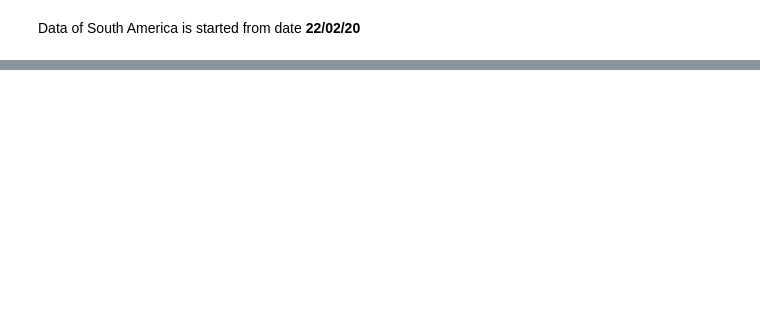
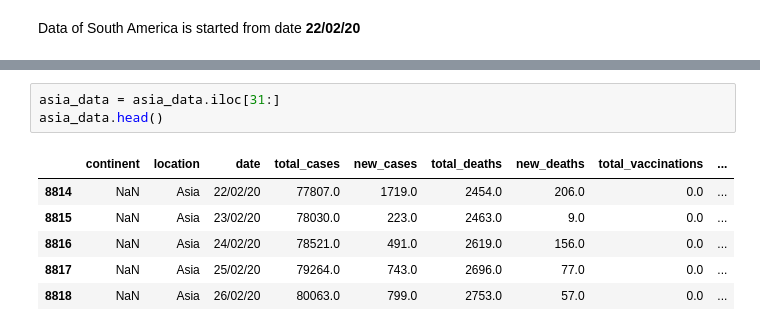
Before and after one commit to SirajAtFiverr/DataScience, a Jupyter notebook: practise.ipynb, the cells around one changed output, grey strips where cells are left out. Cells and saved outputs as stored; diff of their text form; blank space fills up the shorter version.

```diff
--- a/practise.ipynb
+++ b/practise.ipynb
@@ -270,0 +286,10 @@ Data of South America is started from date **22/02/20**
+# %%
+asia_data = asia_data.iloc[31:]
+asia_data.head()
+# %% [output]
+|  | continent | location | date | total_cases | new_cases | total_deaths | new_deaths | total_vaccinations | ... |
+| 8814 | NaN | Asia | 22/02/20 | 77807.0 | 1719.0 | 2454.0 | 206.0 | 0.0 | ... |
+| 8815 | NaN | Asia | 23/02/20 | 78030.0 | 223.0 | 2463.0 | 9.0 | 0.0 | ... |
+| 8816 | NaN | Asia | 24/02/20 | 78521.0 | 491.0 | 2619.0 | 156.0 | 0.0 | ... |
+| 8817 | NaN | Asia | 25/02/20 | 79264.0 | 743.0 | 2696.0 | 77.0 | 0.0 | ... |
+| 8818 | NaN | Asia | 26/02/20 | 80063.0 | 799.0 | 2753.0 | 57.0 | 0.0 | ... |
```
Also changed, not shown: parts of 9 cells of this notebook.
